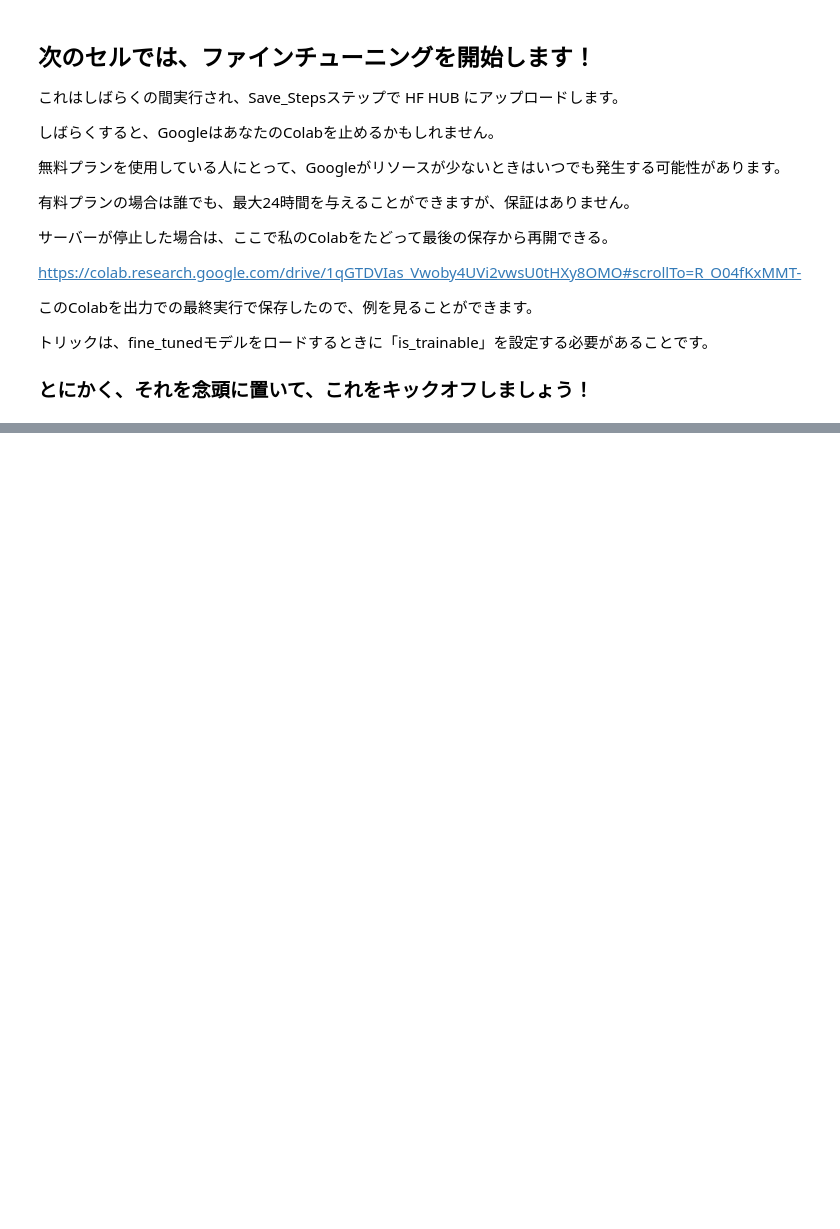
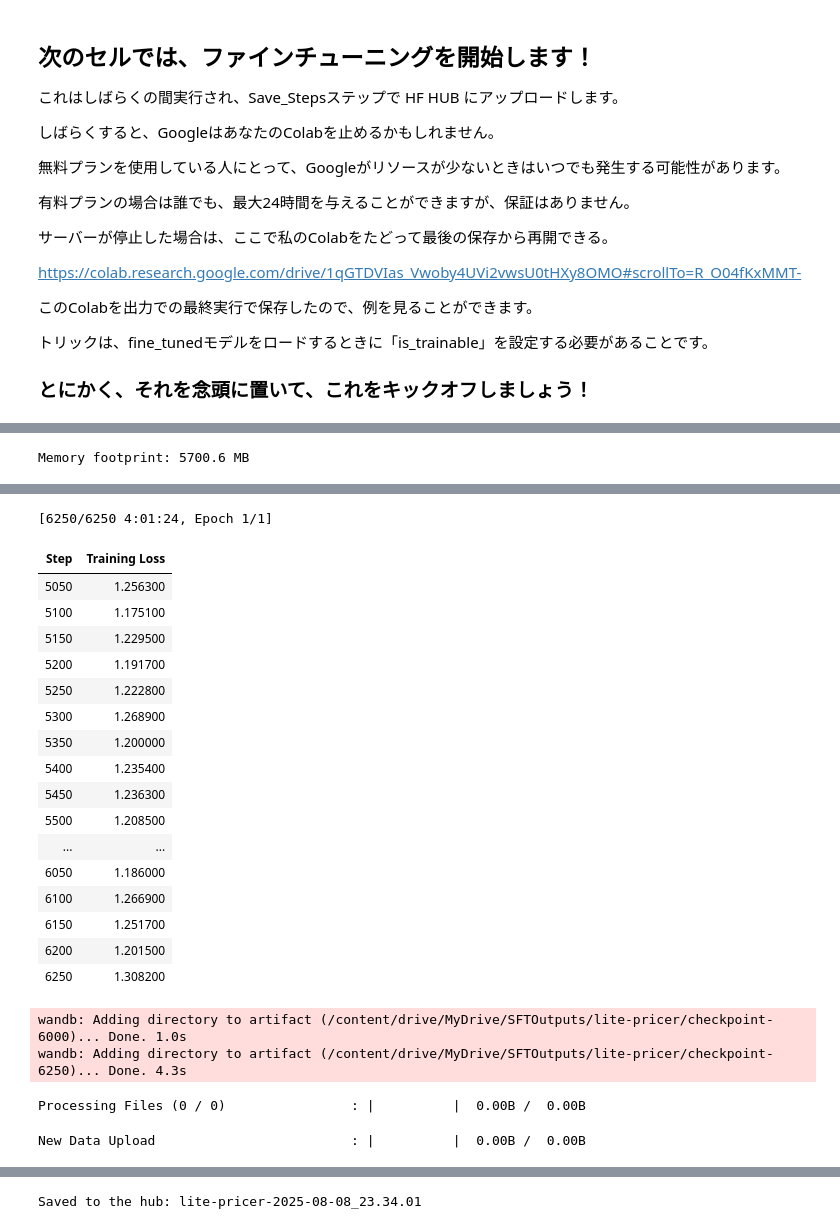
Before and after one commit to OpenTouryoProject/DxCommon, a Jupyter notebook: Notebook/path/ed-donner_llm/week7/day3-4+training_ja.ipynb, the cells around one changed output, grey strips where cells are left out. Drawn from its saved outputs; the diff is of its cells as text; code cells hidden in the pictures; blank space fills up the shorter version.

```diff
--- a/Notebook/path/ed-donner_llm/week7/day3-4+training_ja.ipynb
+++ b/Notebook/path/ed-donner_llm/week7/day3-4+training_ja.ipynb
@@ -88,10 +91,10 @@ WARMUP_RATIO = 0.03 # ステップ数の 3% をウォームアップに使う
 # LoRAやQLoRAなどの極端な軽量化が必要な時の最終手段。
 OPTIMIZER = "paged_adamw_8bit" # "paged_adamw_32bit"
 
-# 管理者設定 - SAVE_STEPS はハブへのアップロード頻度です。
+# 管理者設定 - SAVE_STEPS はHF HUBへの upload (commit) 頻度。
 # より頻繁に保存できるよう、5000 から 2000 に変更しました。
 LOGGING_STEPS = 50
-SAVE_STEPS = 2000
+SAVE_STEPS = 1000 # 2000でもまだ多いので1000に変更
 LOG_TO_WANDB = True
 
 %matplotlib inline
@@ -339,0 +387,9 @@ if LOG_TO_WANDB:
+# %%
+# 追加の定数 # ★ 再々実行の際に更新忘れがち
+# 忘れてもある程度よしなに（最新のコミットから継続実行）してくれる
+
+# モデル名
+ORIGINAL_FINETUNED = f"{HF_USER}/{PROJECT_NAME}-2025-08-08_04.45.29"
+
+# リビジョン（branch, tag, commit_id のいずれか）
+ORIGINAL_REVISION = "978463dc4b8858660dd01b489f72c792c2352998" # the commit_id in the HuggingFace repo
@@ -339,0 +427,33 @@ if LOG_TO_WANDB:
+# %%
+# ファインチューニングされたPEFTモデルをロード
+if ORIGINAL_REVISION:
+  fine_tuned_model = PeftModel.from_pretrained(base_model, ORIGINAL_FINETUNED, revision=ORIGINAL_REVISION, is_trainable=True)
+else:
+  fine_tuned_model = PeftModel.from_pretrained(base_model, ORIGINAL_FINETUNED, is_trainable=True)
+
+# コレは（、SFTTrainerではないため）、モデルを訓練モードに設定しているだけで、トレーニングは再開されない。
+fine_tuned_model.train()
+
+print(f"Memory footprint: {fine_tuned_model.get_memory_footprint() / 1e6:.1f} MB")
+# %% [output]
+Memory footprint: 5700.6 MB
+# %%
+# 1つ前のセルで fine_tuned_model をロードしておく。
+# 監督されたファインチューニング・トレーナーの再構築
+fine_tuning = SFTTrainer(
+    model=fine_tuned_model, # base_modelでない
+    train_dataset=train,
+    peft_config=lora_parameters,
+    args=train_parameters,
+    data_collator=collator
+  )
+# %%
+# ステップ・エポック数、オプティマイザの状態を継続させる場合
+# ★ SFTConfig(output_dir=PROJECT_NAME...)に結果が保存されている必要がある。
+# output_dirは、セッションが切れる（切断→再接続）と消えると言われている。
+fine_tuning.train(resume_from_checkpoint=True)
+
+# 結果をHF HUBにプッシュ
+fine_tuning.model.push_to_hub(PROJECT_RUN_NAME, private=True)
+print(f"Saved to the hub: {PROJECT_RUN_NAME}")
+# %% [output]
@@ -339,0 +461,22 @@ if LOG_TO_WANDB:
+[6250/6250 4:01:24, Epoch 1/1]
+| Step | Training Loss |
+| 5050 | 1.256300 |
+| 5100 | 1.175100 |
+| 5150 | 1.229500 |
+| 5200 | 1.191700 |
+| 5250 | 1.222800 |
+| 5300 | 1.268900 |
+| 5350 | 1.200000 |
+| 5400 | 1.235400 |
+| 5450 | 1.236300 |
+| 5500 | 1.208500 |
+| ... | ... |
+| 6050 | 1.186000 |
+| 6100 | 1.266900 |
+| 6150 | 1.251700 |
+| 6200 | 1.201500 |
+| 6250 | 1.308200 |
+wandb: Adding directory to artifact (/content/drive/MyDrive/SFTOutputs/lite-pricer/checkpoint-6000)... Done. 1.0s
+wandb: Adding directory to artifact (/content/drive/MyDrive/SFTOutputs/lite-pricer/checkpoint-6250)... Done. 4.3s
+Processing Files (0 / 0)                : |          |  0.00B /  0.00B
+New Data Upload                         : |          |  0.00B /  0.00B
@@ -339,0 +485 @@ if LOG_TO_WANDB:
+Saved to the hub: lite-pricer-2025-08-08_23.34.01
```
Also changed, not shown: parts of 18 cells of this notebook, 2 other files.
